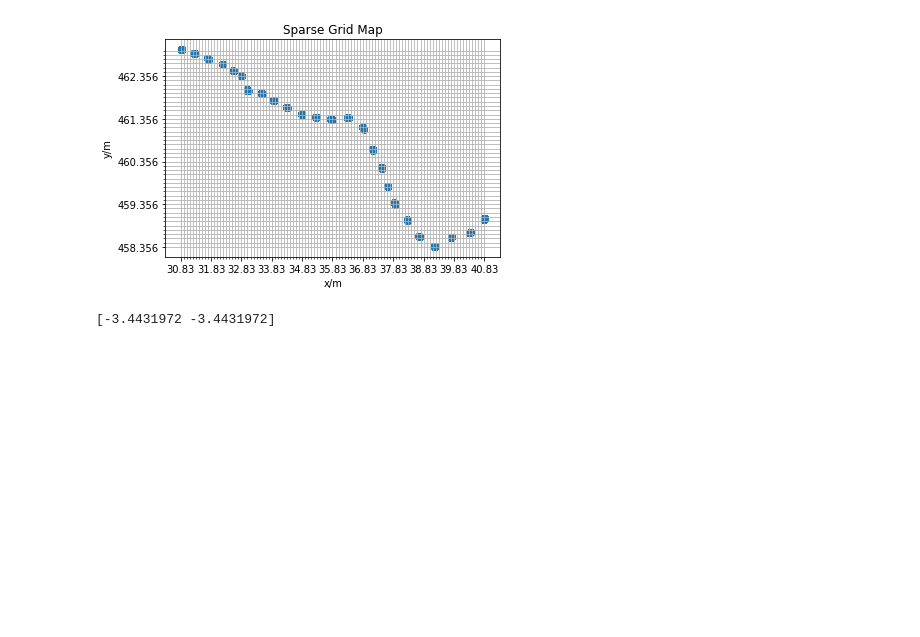
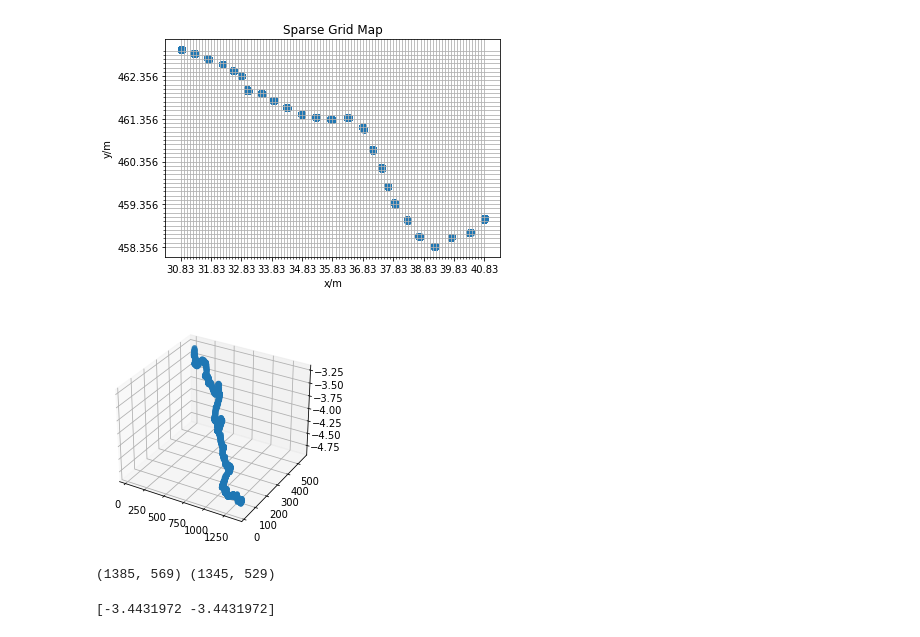
Before and after one commit to leggedrobotics/semantic_front_end_filter, a Jupyter notebook: Labelling/getGroundFromTrajs.ipynb, the cells around one changed output. Saved outputs shown, nothing was run; the diff lists cells and outputs as text; code cells hidden in the pictures; blank space fills up the shorter version.

Commit message:
add padding to the grid map

```diff
--- a/Labelling/getGroundFromTrajs.ipynb
+++ b/Labelling/getGroundFromTrajs.ipynb
@@ -164,4 +164,21 @@ for i in range(x.size):
 GroundArray2 = np.true_divide(GroundArray2, CountContactArray)
 
 GroundArray2 = np.nan_to_num(GroundArray2)
+# %%
+# padding
+import GroundfromTrajs
+
+pad_width = 20
+GroundArray3 = np.pad(GroundArray2, pad_width=pad_width, mode="constant", constant_values=0)
+xlength3 = xlength + 2*pad_width
+ylength3 = ylength + 2*pad_width
+xNormal3 = xNormal+pad_width
+yNormal3 = yNormal+pad_width
+
+
+GroundfromTrajs.visualizeArray(GroundArray3)
+print(GroundArray3.shape, GroundArray2.shape)
+# %% [output]
+[figure, added]
+(1385, 569) (1345, 529)
 # %%
```
Also changed, not shown: parts of 2 cells of this notebook, 3 other files.
